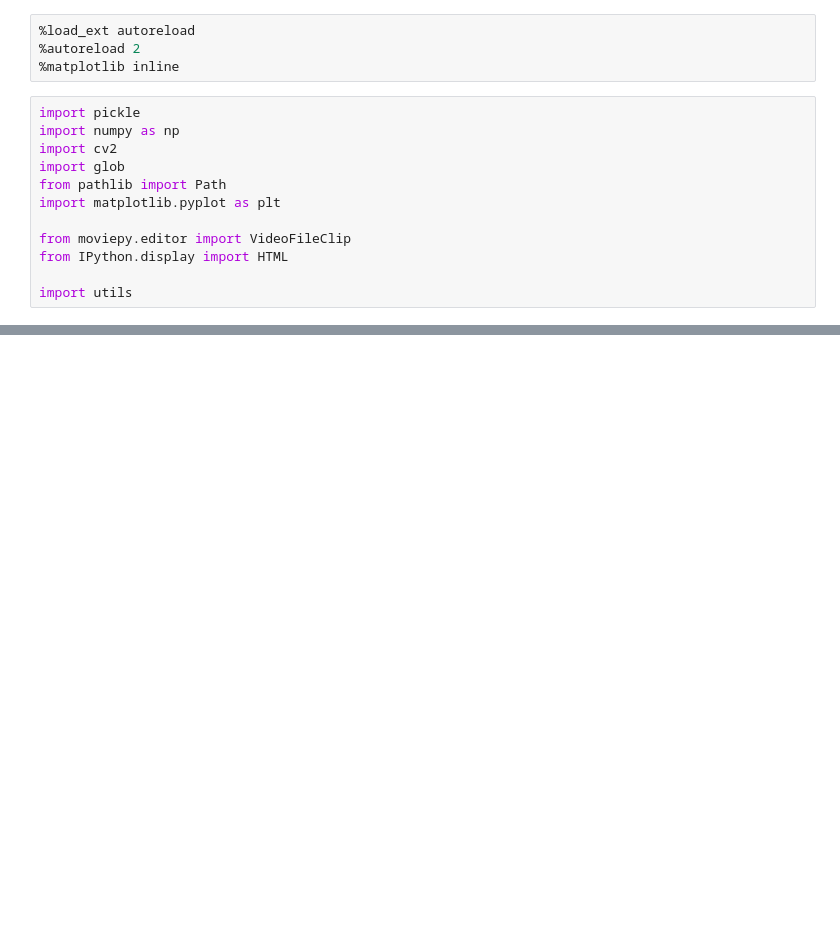
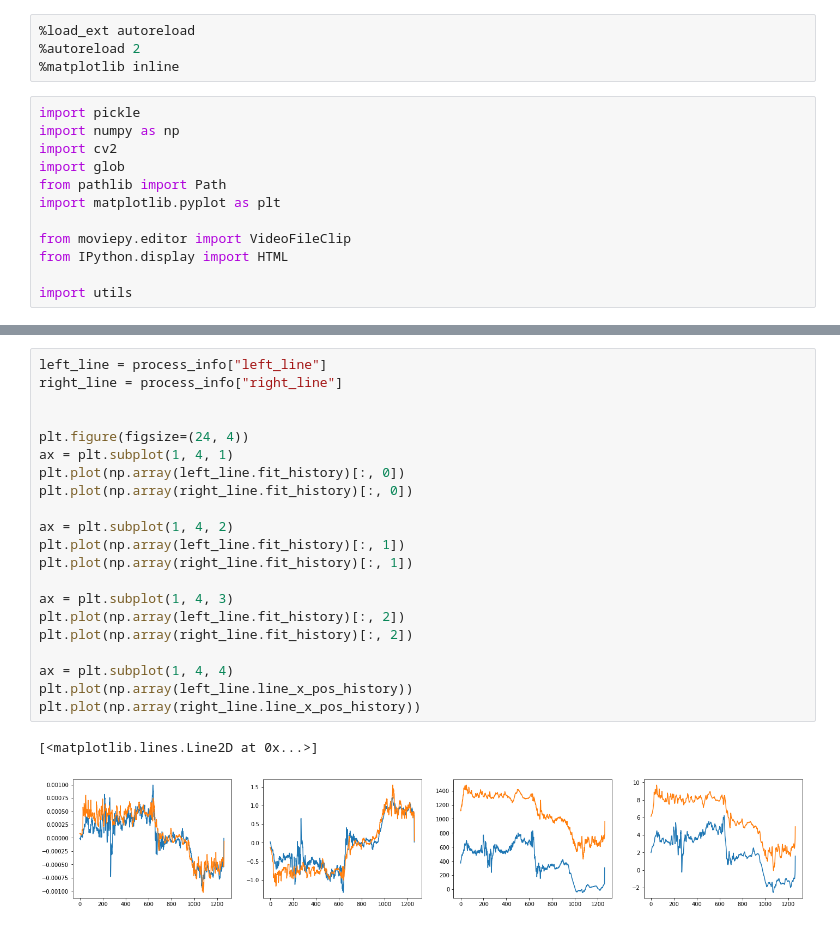
Before and after one commit to i-aki-y/selfdrivingcar-project4, a Jupyter notebook: AdvanLaneFinding.ipynb, the cells around one changed output, grey strips where cells are left out. Saved outputs shown, nothing was run; the diff lists cells and outputs as text; blank space fills up the shorter version.

```diff
--- a/AdvanLaneFinding.ipynb
+++ b/AdvanLaneFinding.ipynb
@@ -142 +156,25 @@ def process_image(image):
+# %%
+left_line = process_info["left_line"]
+right_line = process_info["right_line"]
+
+
+plt.figure(figsize=(24, 4))
+ax = plt.subplot(1, 4, 1)
+plt.plot(np.array(left_line.fit_history)[:, 0])
+plt.plot(np.array(right_line.fit_history)[:, 0])
+
+ax = plt.subplot(1, 4, 2)
+plt.plot(np.array(left_line.fit_history)[:, 1])
+plt.plot(np.array(right_line.fit_history)[:, 1])
+
+ax = plt.subplot(1, 4, 3)
+plt.plot(np.array(left_line.fit_history)[:, 2])
+plt.plot(np.array(right_line.fit_history)[:, 2])
+
+ax = plt.subplot(1, 4, 4)
+plt.plot(np.array(left_line.line_x_pos_history))
+plt.plot(np.array(right_line.line_x_pos_history))
+# %% [output]
+[<matplotlib.lines.Line2D at 0x...>]
+[figure, added]
 # %%
```
Also changed, not shown: parts of 9 cells of this notebook, 14 other files.
